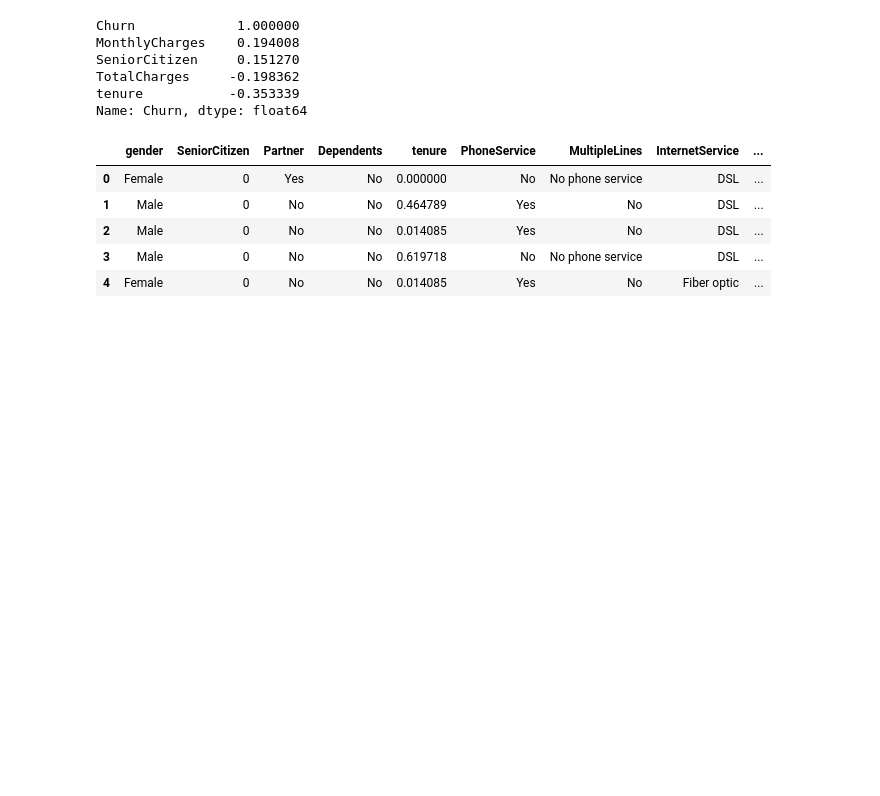
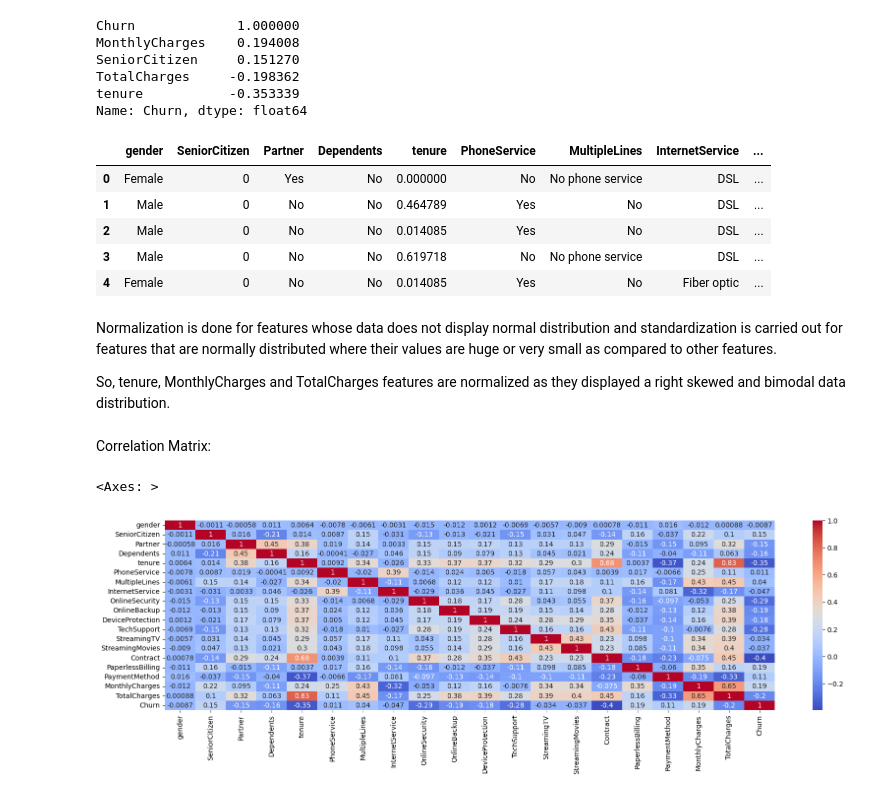
Before and after one commit to Rojin-Dhami/Customer_churn_prediction_model, a Jupyter notebook: Churn_predictor.ipynb, the cells around one changed output. Drawn from its saved outputs; the diff is of its cells as text; code cells hidden in the pictures; blank space fills up the shorter version.

```diff
--- a/Churn_predictor.ipynb
+++ b/Churn_predictor.ipynb
@@ -236,3 +236,21 @@ df.head()
 | 2 | Male | 0 | No | No | 0.014085 | Yes | No | DSL | ... |
 | 3 | Male | 0 | No | No | 0.619718 | No | No phone service | DSL | ... |
 | 4 | Female | 0 | No | No | 0.014085 | Yes | No | Fiber optic | ... |
+# %% [markdown]
+Normalization is done for features whose data does not display normal distribution and standardization is carried out for features that are normally distributed where their values are huge or very small as compared to other features.
+
+So, tenure, MonthlyCharges and TotalCharges features are normalized as they displayed a right skewed and bimodal data distribution.
+# %%
+from sklearn.preprocessing import LabelEncoder
+
+le = LabelEncoder()
+for col in df.select_dtypes(include='object'):
+    df[col] = le.fit_transform(df[col])
+# %% [markdown]
+Correlation Matrix:
+# %%
+plt.figure(figsize=(20,5))
+sns.heatmap(df.corr(), cmap='coolwarm', annot=True)
+# %% [output]
+<Axes: >
+[figure, added]
```
Also changed, not shown: parts of 2 cells of this notebook.
